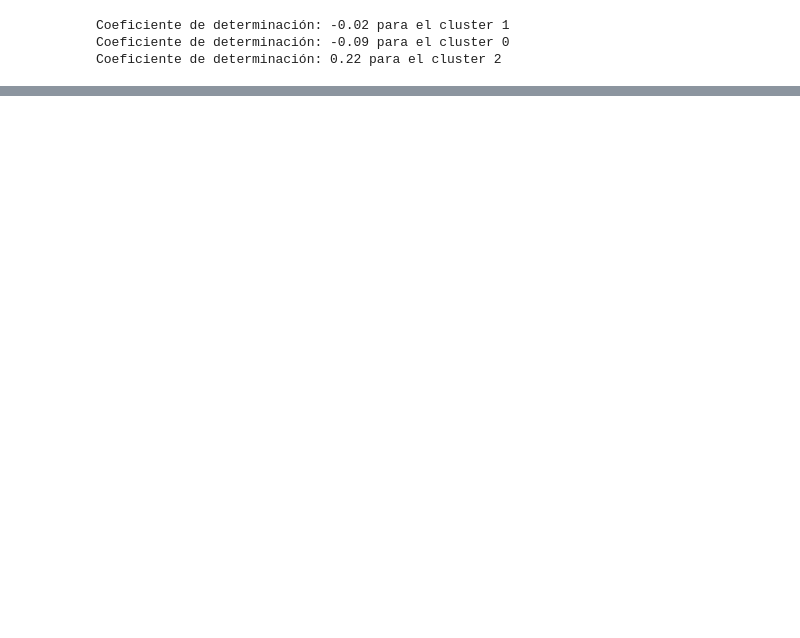
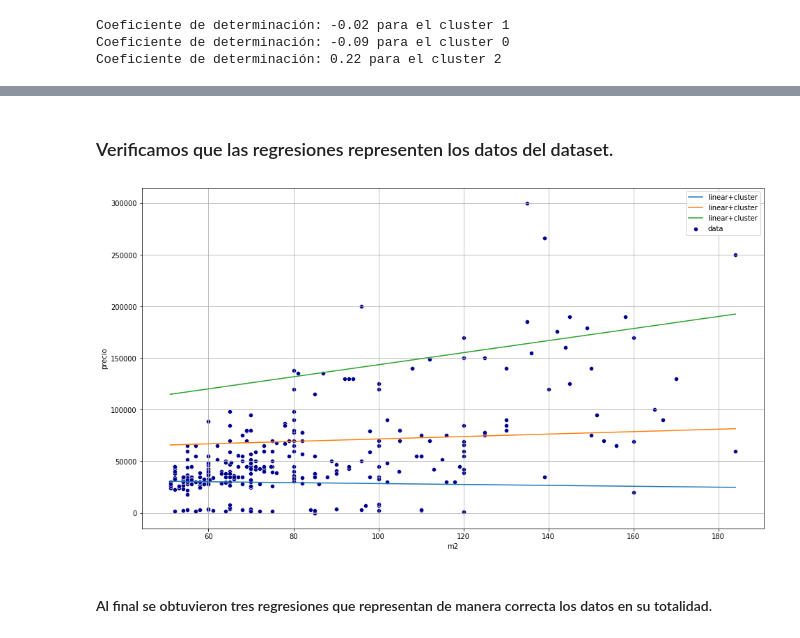
Before and after one commit to joaquin-Lobos/Proyecto_Final_Analytics, a Jupyter notebook: Proyecto Integrador Python Analytics/main.ipynb, the cells around one changed output, grey strips where cells are left out. Cells and saved outputs as stored; diff of their text form; code cells hidden in the pictures; blank space fills up the shorter version.

```diff
--- a/Proyecto Integrador Python Analytics/main.ipynb
+++ b/Proyecto Integrador Python Analytics/main.ipynb
@@ -162,0 +233,19 @@ Coeficiente de determinación: 0.22 para el cluster 2
+# %% [markdown]
+### Verificamos que las regresiones representen los datos del dataset.
+# %%
+fig = plt.figure(figsize=(16,9))
+ax = fig.add_subplot()
+ax = sns.scatterplot(x=propiedades['m2'], y=propiedades['precio'], color='darkBlue', ax=ax, label='data')
+
+for lr_model in lr_models:
+    X_sorted = np.asanyarray(sorted(X))
+    y_pred = lr_model.predict(X_sorted)
+    ax = sns.lineplot(x=X_sorted[:, 0], y=y_pred, ax=ax, label='linear+cluster')
+
+ax.grid('dashed')
+ax.legend()
+plt.show()
+# %% [output]
+[figure, added]
+# %% [markdown]
+#### Al final se obtuvieron tres regresiones que representan de manera correcta los datos en su totalidad.
```
Also changed, not shown: parts of 22 cells of this notebook.
